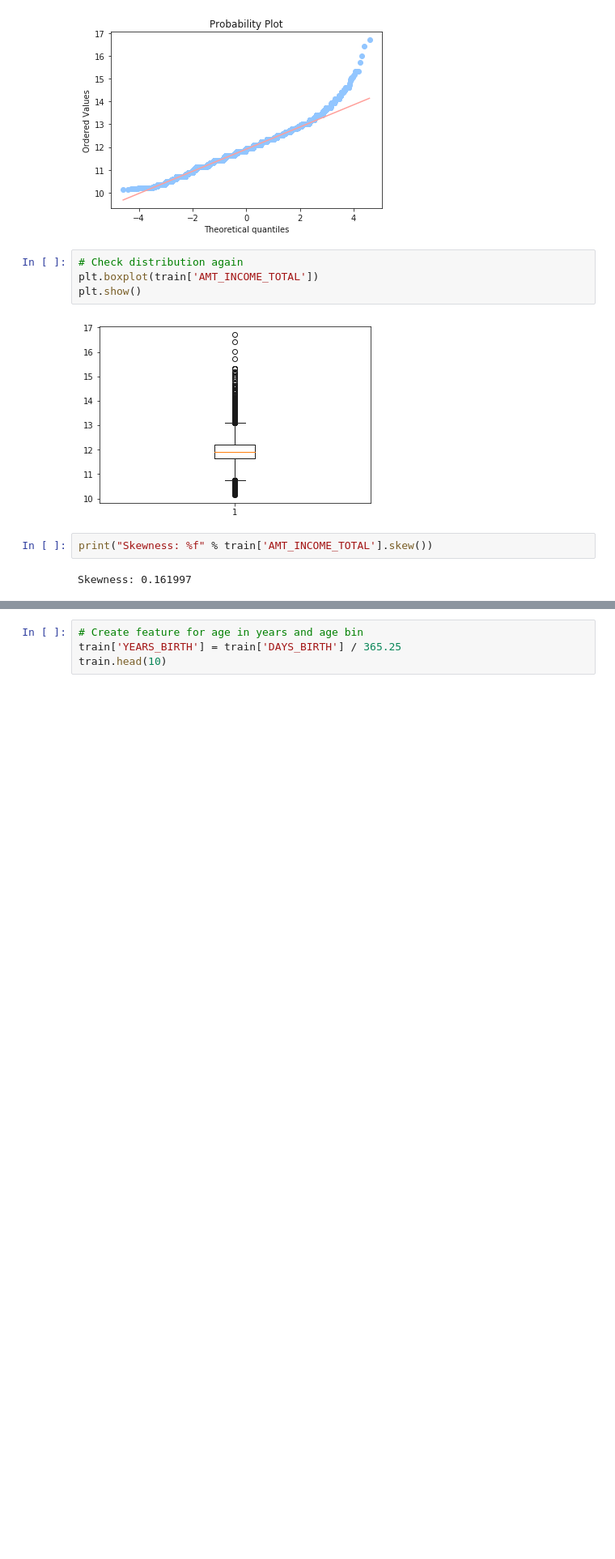
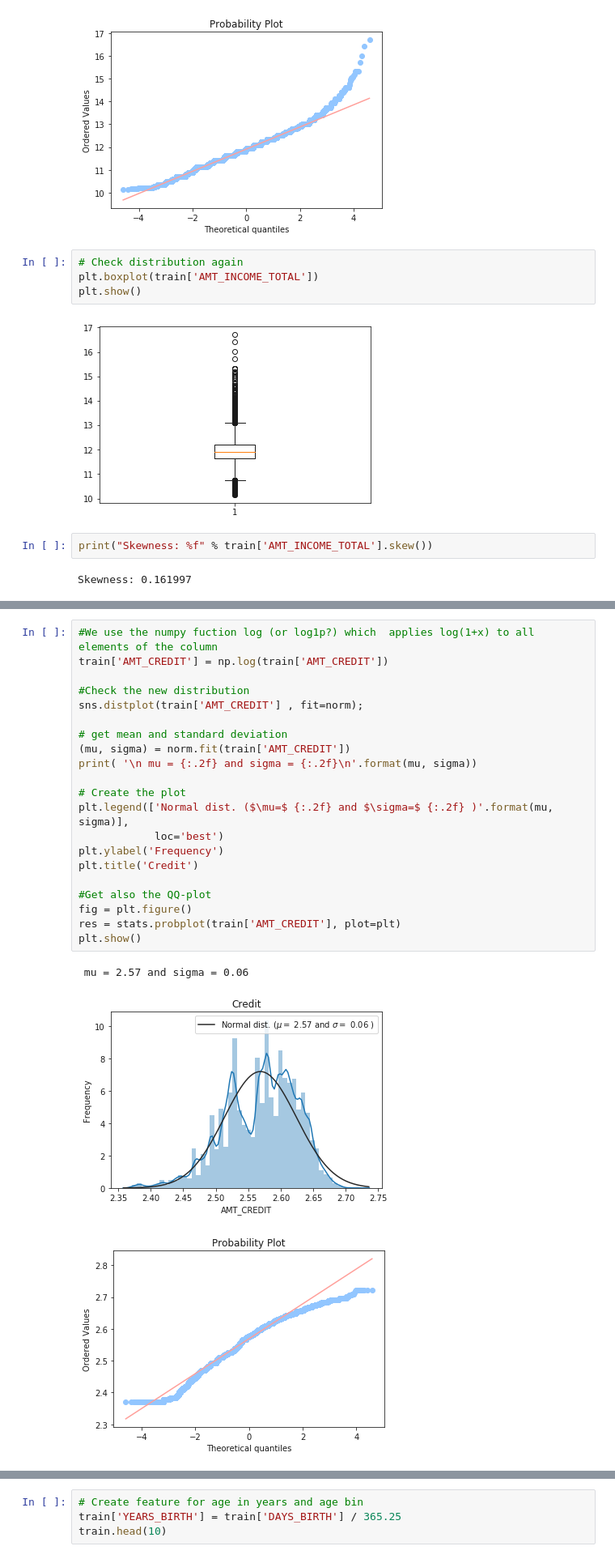
Before and after one commit to pyashwanthkumar/libra-home-credit, a Jupyter notebook: Libra - Home Credit Risk 1.3.ipynb, the cells around one changed output, grey strips where cells are left out. Shown at 81% size. Cells and saved outputs as stored; diff of their text form; blank space fills up the shorter version.

```diff
--- a/Libra - Home Credit Risk 1.3.ipynb
+++ b/Libra - Home Credit Risk 1.3.ipynb
@@ -707,0 +746,25 @@ Skewness: 0.161997
+# %%
+#We use the numpy fuction log (or log1p?) which  applies log(1+x) to all elements of the column
+train['AMT_CREDIT'] = np.log(train['AMT_CREDIT'])
+
+#Check the new distribution
+sns.distplot(train['AMT_CREDIT'] , fit=norm);
+
+# get mean and standard deviation
+(mu, sigma) = norm.fit(train['AMT_CREDIT'])
+print( '\n mu = {:.2f} and sigma = {:.2f}\n'.format(mu, sigma))
+
+# Create the plot
+plt.legend(['Normal dist. ($\mu=$ {:.2f} and $\sigma=$ {:.2f} )'.format(mu, sigma)],
+            loc='best')
+plt.ylabel('Frequency')
+plt.title('Credit')
+
+#Get also the QQ-plot
+fig = plt.figure()
+res = stats.probplot(train['AMT_CREDIT'], plot=plt)
+plt.show()
+# %% [output]
+ mu = 2.57 and sigma = 0.06
+[figure, added]
+[figure, added]
```
Also changed, not shown: parts of 201 cells of this notebook.
